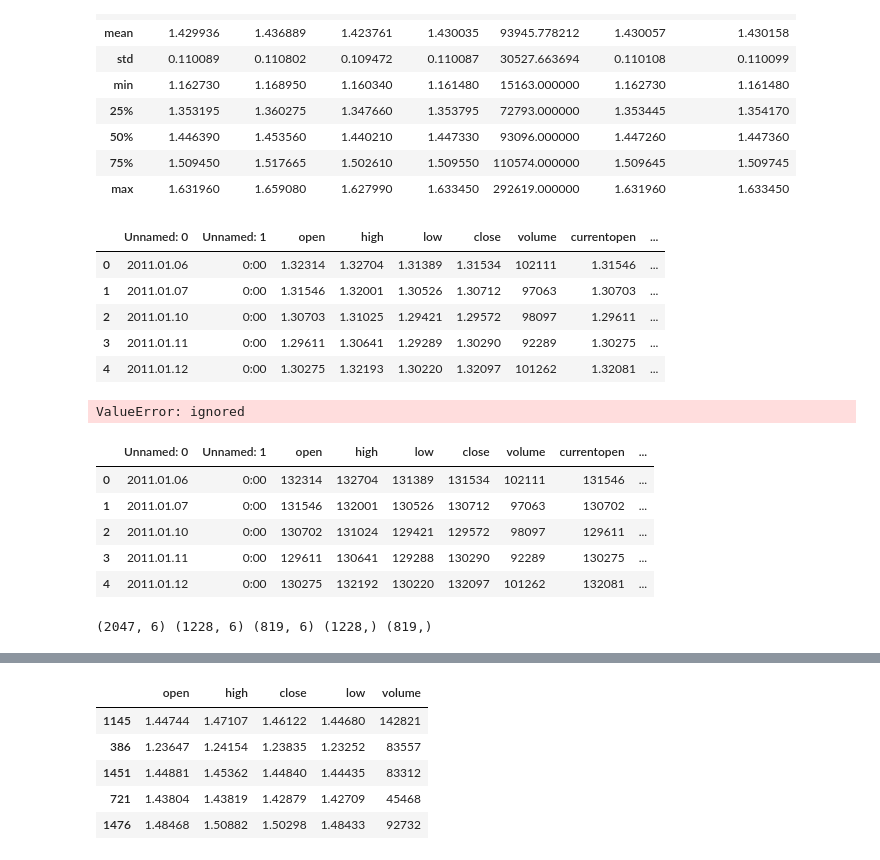
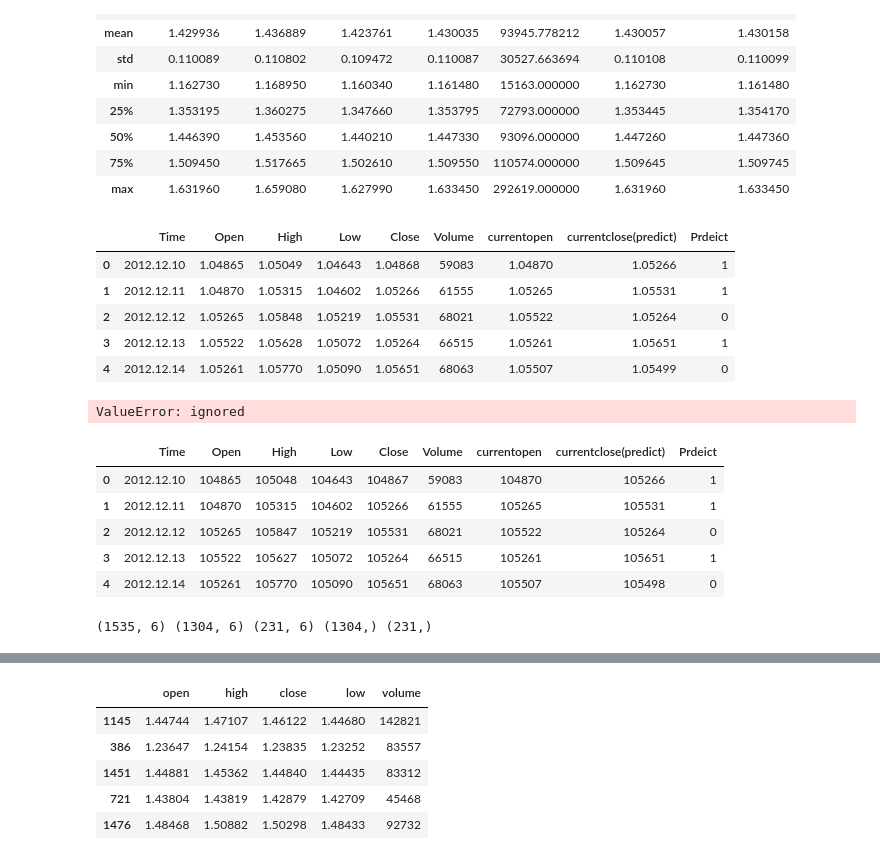
Before and after one commit to IrfanKhalid/ForexExchangePrediction, a Jupyter notebook: ForexExchange.ipynb, the cells around one changed output, grey strips where cells are left out. Cells and saved outputs as stored; diff of their text form; code cells hidden in the pictures.

```diff
--- a/ForexExchange.ipynb
+++ b/ForexExchange.ipynb
@@ -36,5 +41,5 @@ ls: cannot access 'drive/My Drive': No such file or directory
 # %%
-Forex=pd.read_csv("drive/My Drive/EURAUDtesttrain.csv")
+Forex=pd.read_csv("drive/My Drive/Forex_AUDUSD1440 - Forex_AUDUSD1440.csv")
 # %%
 Forex.head()
 # %% [output]
@@ -64,12 +74,12 @@ Forex['Prdeict']=Forex['currentclose(predict)']-Forex['currentopen']
 Forex['Prdeict']=Forex['Prdeict'].apply(lambda x: 1 if x > 0 else 0)
 Forex.head()
 # %% [output]
-|  | Unnamed: 0 | Unnamed: 1 | open | high | low | close | volume | currentopen | ... |
-| 0 | 2011.01.06 | 0:00 | 1.32314 | 1.32704 | 1.31389 | 1.31534 | 102111 | 1.31546 | ... |
-| 1 | 2011.01.07 | 0:00 | 1.31546 | 1.32001 | 1.30526 | 1.30712 | 97063 | 1.30703 | ... |
-| 2 | 2011.01.10 | 0:00 | 1.30703 | 1.31025 | 1.29421 | 1.29572 | 98097 | 1.29611 | ... |
-| 3 | 2011.01.11 | 0:00 | 1.29611 | 1.30641 | 1.29289 | 1.30290 | 92289 | 1.30275 | ... |
-| 4 | 2011.01.12 | 0:00 | 1.30275 | 1.32193 | 1.30220 | 1.32097 | 101262 | 1.32081 | ... |
+|  | Time | Open | High | Low | Close | Volume | currentopen | currentclose(predict) | Prdeict |
+| 0 | 2012.12.10 | 1.04865 | 1.05049 | 1.04643 | 1.04868 | 59083 | 1.04870 | 1.05266 | 1 |
+| 1 | 2012.12.11 | 1.04870 | 1.05315 | 1.04602 | 1.05266 | 61555 | 1.05265 | 1.05531 | 1 |
+| 2 | 2012.12.12 | 1.05265 | 1.05848 | 1.05219 | 1.05531 | 68021 | 1.05522 | 1.05264 | 0 |
+| 3 | 2012.12.13 | 1.05522 | 1.05628 | 1.05072 | 1.05264 | 66515 | 1.05261 | 1.05651 | 1 |
+| 4 | 2012.12.14 | 1.05261 | 1.05770 | 1.05090 | 1.05651 | 68063 | 1.05507 | 1.05499 | 0 |
 # %%
 
 
@@ -77,20 +87,21 @@ Forex=Forex.drop(['opena1','opena2','opena3'], axis=1)
 # %% [output]
 ValueError: ignored
 # %%
-Forex.open=(Forex.open*100000).astype(int)
-Forex.close=(Forex.close*100000).astype(int)
-Forex.high=(Forex.high*100000).astype(int)
-Forex.low=(Forex.low*100000).astype(int)
+Forex.Open=(Forex.Open*100000).astype(int)
+Forex.Close=(Forex.Close*100000).astype(int)
+Forex.High=(Forex.High*100000).astype(int)
+Forex.Low=(Forex.Low*100000).astype(int)
 Forex.currentopen=(Forex.currentopen*100000).astype(int)
 Forex['currentclose(predict)']=(Forex['currentclose(predict)'] *100000).astype(int)
+
 Forex.head()
 # %% [output]
-|  | Unnamed: 0 | Unnamed: 1 | open | high | low | close | volume | currentopen | ... |
-| 0 | 2011.01.06 | 0:00 | 132314 | 132704 | 131389 | 131534 | 102111 | 131546 | ... |
-| 1 | 2011.01.07 | 0:00 | 131546 | 132001 | 130526 | 130712 | 97063 | 130702 | ... |
-| 2 | 2011.01.10 | 0:00 | 130702 | 131024 | 129421 | 129572 | 98097 | 129611 | ... |
-| 3 | 2011.01.11 | 0:00 | 129611 | 130641 | 129288 | 130290 | 92289 | 130275 | ... |
-| 4 | 2011.01.12 | 0:00 | 130275 | 132192 | 130220 | 132097 | 101262 | 132081 | ... |
+|  | Time | Open | High | Low | Close | Volume | currentopen | currentclose(predict) | Prdeict |
+| 0 | 2012.12.10 | 104865 | 105048 | 104643 | 104867 | 59083 | 104870 | 105266 | 1 |
+| 1 | 2012.12.11 | 104870 | 105315 | 104602 | 105266 | 61555 | 105265 | 105531 | 1 |
+| 2 | 2012.12.12 | 105265 | 105847 | 105219 | 105531 | 68021 | 105522 | 105264 | 0 |
+| 3 | 2012.12.13 | 105522 | 105627 | 105072 | 105264 | 66515 | 105261 | 105651 | 1 |
+| 4 | 2012.12.14 | 105261 | 105770 | 105090 | 105651 | 68063 | 105507 | 105498 | 0 |
 # %%
 
 plt.plot(Forex.High)
@@ -100,12 +111,12 @@ SurvivedLabel = train["Survived"]
 X_train, X_test,Y_train, Y_test = train_test_split(TrainData, SurvivedLabel, test_size = 0.20, random_state = 0)
 print (train.shape , X_train.shape , X_test.shape , Y_train.shape , Y_test.shape )
 # %%
-ForexTrain=Forex[['open','high','close','low',  'currentopen', 'volume']] #,
+ForexTrain=Forex[['Open','High','Close','Low',  'currentopen', 'Volume']] #,
 ForexTest=Forex['Prdeict']
-X_train, X_test,Y_train, Y_test = train_test_split(ForexTrain, ForexTest, test_size = 0.40, random_state = 0)
+X_train, X_test,Y_train, Y_test = train_test_split(ForexTrain, ForexTest, test_size = 0.15, random_state = 0)
 print (ForexTrain.shape , X_train.shape , X_test.shape , Y_train.shape , Y_test.shape )
 # %% [output]
-(2047, 6) (1228, 6) (819, 6) (1228,) (819,)
+(1535, 6) (1304, 6) (231, 6) (1304,) (231,)
 # %%
 Y_train.head()
 # %% [output]
```
Also changed, not shown: parts of 6 cells of this notebook.
